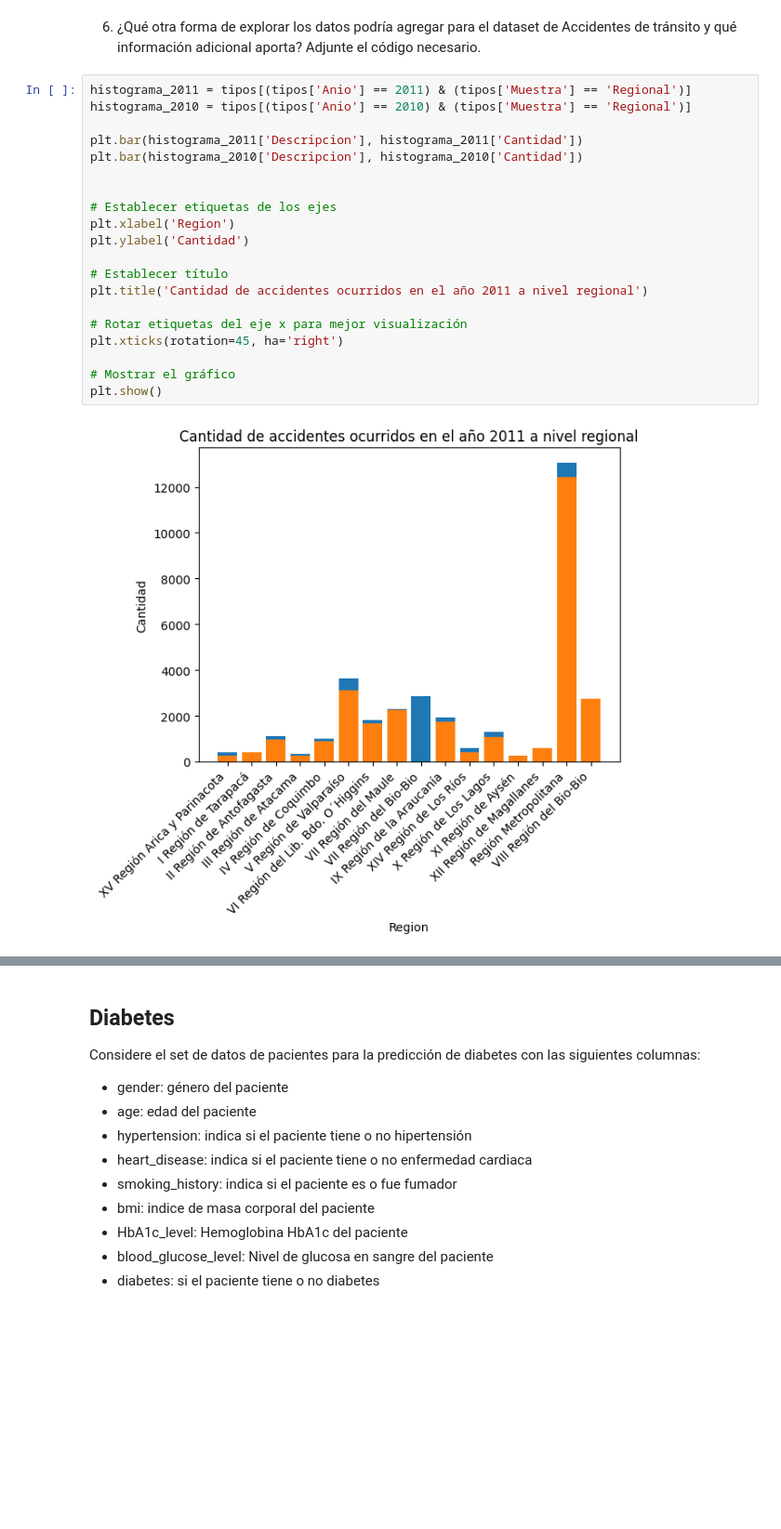
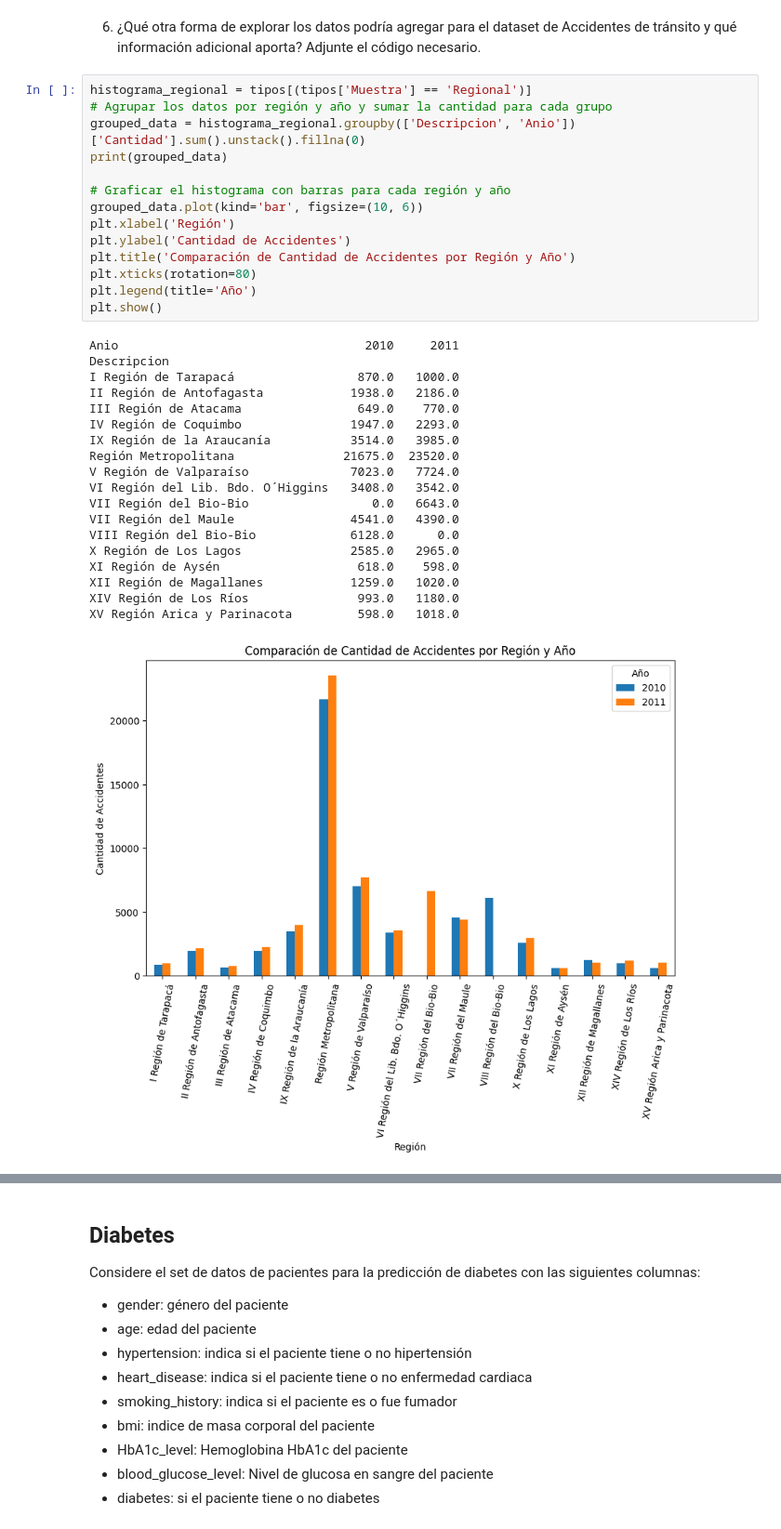
Before and after one commit to andyreus17/mineria, a Jupyter notebook: Laboratorio_2.ipynb, the cells around one changed output, grey strips where cells are left out. Shown: that part at 93% size. Cells and saved outputs as stored; diff of their text form; blank space fills up the shorter version.

```diff
--- a/Laboratorio_2.ipynb
+++ b/Laboratorio_2.ipynb
@@ -124,25 +102,37 @@ fig = px.box(tipos2011, y="Cantidad", x="TipoAccidente")
 fig.show()
 # %% [markdown]
 6. ¿Qué otra forma de explorar los datos podría agregar para el dataset de Accidentes de tránsito y qué información adicional aporta? Adjunte el código necesario.
-# %%
-histograma_2011 = tipos[(tipos['Anio'] == 2011) & (tipos['Muestra'] == 'Regional')]
-histograma_2010 = tipos[(tipos['Anio'] == 2010) & (tipos['Muestra'] == 'Regional')]
-
-plt.bar(histograma_2011['Descripcion'], histograma_2011['Cantidad'])
-plt.bar(histograma_2010['Descripcion'], histograma_2010['Cantidad'])
-
-
-# Establecer etiquetas de los ejes
-plt.xlabel('Region')
-plt.ylabel('Cantidad')
-
-# Establecer título
-plt.title('Cantidad de accidentes ocurridos en el año 2011 a nivel regional')
-
-# Rotar etiquetas del eje x para mejor visualización
-plt.xticks(rotation=45, ha='right')
-
-# Mostrar el gráfico
-plt.show()
-# %% [output]
-[figure, removed]
+# %%
+histograma_regional = tipos[(tipos['Muestra'] == 'Regional')]
+# Agrupar los datos por región y año y sumar la cantidad para cada grupo
+grouped_data = histograma_regional.groupby(['Descripcion', 'Anio'])['Cantidad'].sum().unstack().fillna(0)
+print(grouped_data)
+
+# Graficar el histograma con barras para cada región y año
+grouped_data.plot(kind='bar', figsize=(10, 6))
+plt.xlabel('Región')
+plt.ylabel('Cantidad de Accidentes')
+plt.title('Comparación de Cantidad de Accidentes por Región y Año')
+plt.xticks(rotation=80)
+plt.legend(title='Año')
+plt.show()
+# %% [output]
+Anio                                  2010     2011
+Descripcion
+I Región de Tarapacá                 870.0   1000.0
+II Región de Antofagasta            1938.0   2186.0
+III Región de Atacama                649.0    770.0
+IV Región de Coquimbo               1947.0   2293.0
+IX Región de la Araucanía           3514.0   3985.0
+Región Metropolitana               21675.0  23520.0
+V Región de Valparaíso              7023.0   7724.0
+VI Región del Lib. Bdo. O´Higgins   3408.0   3542.0
+VII Región del Bio-Bio                 0.0   6643.0
+VII Región del Maule                4541.0   4390.0
+VIII Región del Bio-Bio             6128.0      0.0
+X Región de Los Lagos               2585.0   2965.0
+XI Región de Aysén                   618.0    598.0
+XII Región de Magallanes            1259.0   1020.0
+XIV Región de Los Ríos               993.0   1180.0
+XV Región Arica y Parinacota         598.0   1018.0
+[figure, added]
```
Also changed, not shown: parts of 2 cells of this notebook.
